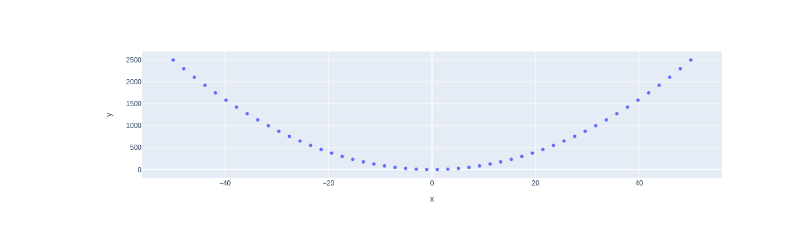
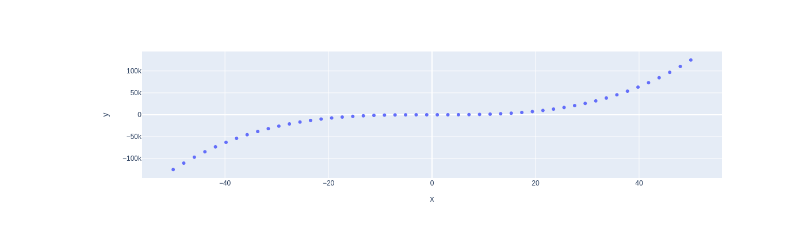
Before and after one commit to agiertli/my-notebooks-repo, a Jupyter notebook: experiment1.ipynb, the cells around one changed output. Drawn from its saved outputs; the diff is of its cells as text; code cells hidden in the pictures.

```diff
--- a/experiment1.ipynb
+++ b/experiment1.ipynb
@@ -6,7 +6,7 @@ import plotly.express as px
 x = np.linspace(start=-50, stop=50)
 
 # y-axis data points
-y = x ** 2
+y = x ** 3
 
 # define the plot
 fig = px.scatter(x=x, y=y)
@@ -17 +16 @@ fig.show()
-[figure, old version]
+[figure, new version]
```
Also changed, not shown: parts of 1 cell of this notebook.
